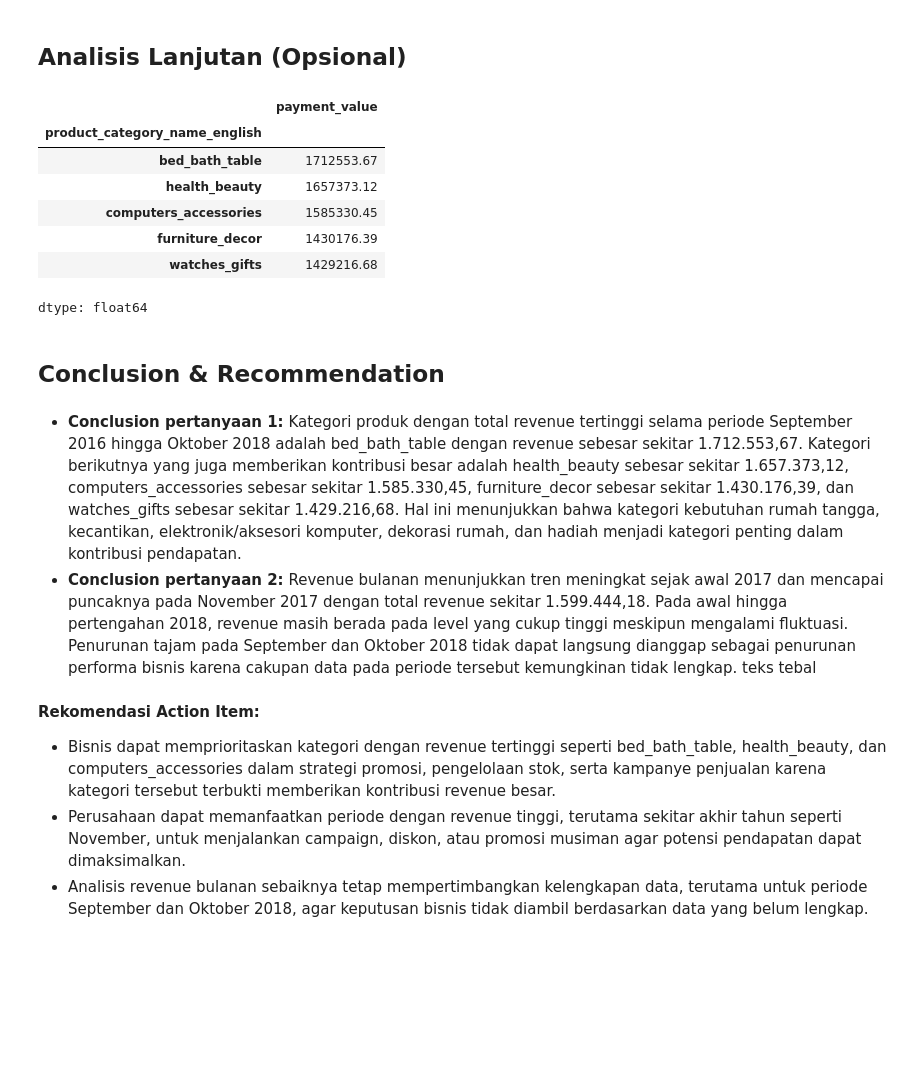
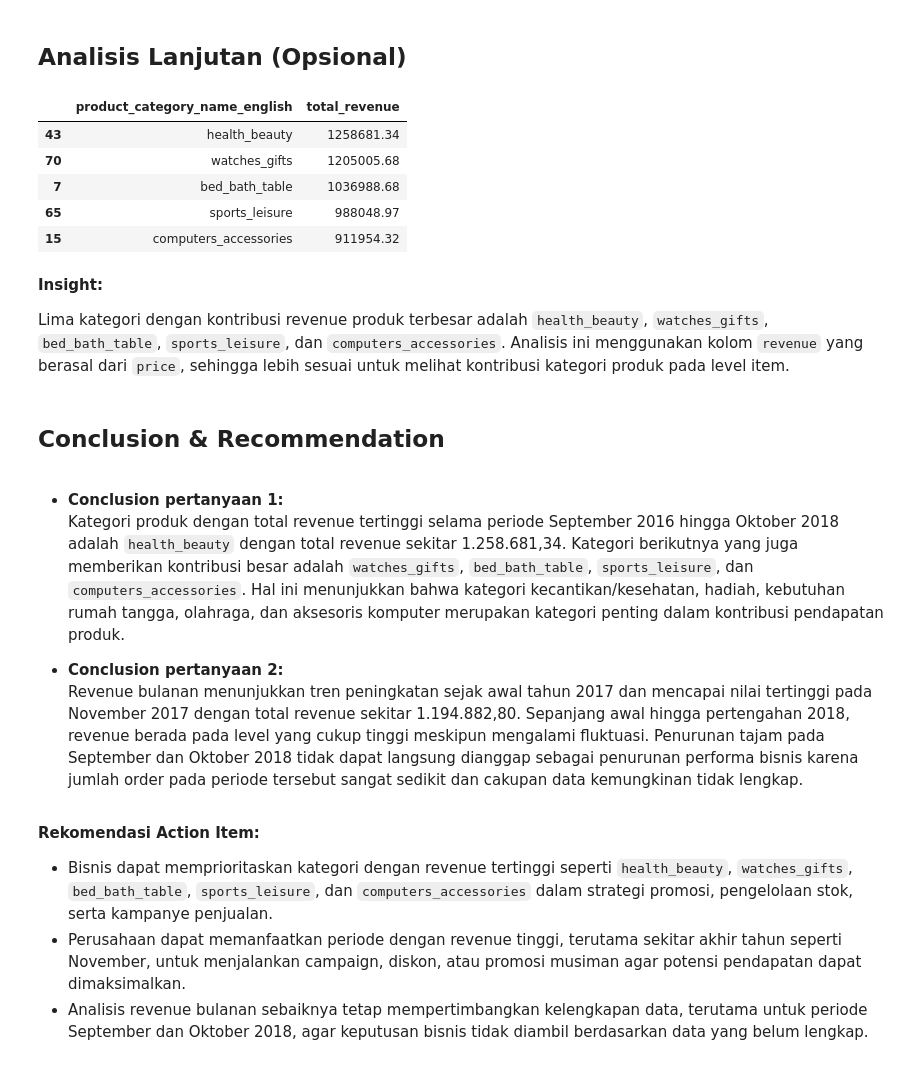
Before and after one commit to bilaaak/ecommerce, a Jupyter notebook: notebook.ipynb, the cells around one changed output. Saved outputs shown, nothing was run; the diff lists cells and outputs as text; code cells hidden in the pictures; blank space fills up the shorter version.

```diff
--- a/notebook.ipynb
+++ b/notebook.ipynb
@@ -252,29 +690,35 @@ plt.show()
 # %%
 # Analisis tambahan: kontribusi revenue 5 kategori teratas
 top5_category_revenue = (
-    eda_df.groupby("product_category_name_english")["payment_value"]
-    .sum()
-    .sort_values(ascending=False)
+    items_analysis_df
+    .groupby("product_category_name_english", as_index=False)
+    .agg(total_revenue=("revenue", "sum"))
+    .sort_values(by="total_revenue", ascending=False)
     .head(5)
 )
 
 top5_category_revenue
 # %% [output]
-|  | payment_value |
-| product_category_name_english |  |
-| bed_bath_table | 1712553.67 |
-| health_beauty | 1657373.12 |
-| computers_accessories | 1585330.45 |
-| furniture_decor | 1430176.39 |
-| watches_gifts | 1429216.68 |
+|  | product_category_name_english | total_revenue |
+| 43 | health_beauty | 1258681.34 |
+| 70 | watches_gifts | 1205005.68 |
+| 7 | bed_bath_table | 1036988.68 |
+| 65 | sports_leisure | 988048.97 |
+| 15 | computers_accessories | 911954.32 |
-dtype: float64
+# %% [markdown]
+**Insight:**
+
+Lima kategori dengan kontribusi revenue produk terbesar adalah `health_beauty`, `watches_gifts`, `bed_bath_table`, `sports_leisure`, dan `computers_accessories`. Analisis ini menggunakan kolom `revenue` yang berasal dari `price`, sehingga lebih sesuai untuk melihat kontribusi kategori produk pada level item.
 # %% [markdown]
 ## Conclusion & Recommendation
 # %% [markdown]
-- **Conclusion pertanyaan 1:** Kategori produk dengan total revenue tertinggi selama periode September 2016 hingga Oktober 2018 adalah bed_bath_table dengan revenue sebesar sekitar 1.712.553,67. Kategori berikutnya yang juga memberikan kontribusi besar adalah health_beauty sebesar sekitar 1.657.373,12, computers_accessories sebesar sekitar 1.585.330,45, furniture_decor sebesar sekitar 1.430.176,39, dan watches_gifts sebesar sekitar 1.429.216,68. Hal ini menunjukkan bahwa kategori kebutuhan rumah tangga, kecantikan, elektronik/aksesori komputer, dekorasi rumah, dan hadiah menjadi kategori penting dalam kontribusi pendapatan.
-- **Conclusion pertanyaan 2:** Revenue bulanan menunjukkan tren meningkat sejak awal 2017 dan mencapai puncaknya pada November 2017 dengan total revenue sekitar 1.599.444,18. Pada awal hingga pertengahan 2018, revenue masih berada pada level yang cukup tinggi meskipun mengalami fluktuasi. Penurunan tajam pada September dan Oktober 2018 tidak dapat langsung dianggap sebagai penurunan performa bisnis karena cakupan data pada periode tersebut kemungkinan tidak lengkap. teks tebal
+- **Conclusion pertanyaan 1:**
+  Kategori produk dengan total revenue tertinggi selama periode September 2016 hingga Oktober 2018 adalah `health_beauty` dengan total revenue sekitar 1.258.681,34. Kategori berikutnya yang juga memberikan kontribusi besar adalah `watches_gifts`, `bed_bath_table`, `sports_leisure`, dan `computers_accessories`. Hal ini menunjukkan bahwa kategori kecantikan/kesehatan, hadiah, kebutuhan rumah tangga, olahraga, dan aksesoris komputer merupakan kategori penting dalam kontribusi pendapatan produk.
+
+- **Conclusion pertanyaan 2:**
+  Revenue bulanan menunjukkan tren peningkatan sejak awal tahun 2017 dan mencapai nilai tertinggi pada November 2017 dengan total revenue sekitar 1.194.882,80. Sepanjang awal hingga pertengahan 2018, revenue berada pada level yang cukup tinggi meskipun mengalami fluktuasi. Penurunan tajam pada September dan Oktober 2018 tidak dapat langsung dianggap sebagai penurunan performa bisnis karena jumlah order pada periode tersebut sangat sedikit dan cakupan data kemungkinan tidak lengkap.
 # %% [markdown]
 **Rekomendasi Action Item:**
-- Bisnis dapat memprioritaskan kategori dengan revenue tertinggi seperti bed_bath_table, health_beauty, dan computers_accessories dalam strategi promosi, pengelolaan stok, serta kampanye penjualan karena kategori tersebut terbukti memberikan kontribusi revenue besar.
+- Bisnis dapat memprioritaskan kategori dengan revenue tertinggi seperti `health_beauty`, `watches_gifts`, `bed_bath_table`, `sports_leisure`, dan `computers_accessories` dalam strategi promosi, pengelolaan stok, serta kampanye penjualan.
 - Perusahaan dapat memanfaatkan periode dengan revenue tinggi, terutama sekitar akhir tahun seperti November, untuk menjalankan campaign, diskon, atau promosi musiman agar potensi pendapatan dapat dimaksimalkan.
 - Analisis revenue bulanan sebaiknya tetap mempertimbangkan kelengkapan data, terutama untuk periode September dan Oktober 2018, agar keputusan bisnis tidak diambil berdasarkan data yang belum lengkap.
```
Also changed, not shown: parts of 38 cells of this notebook, 3 other files.
